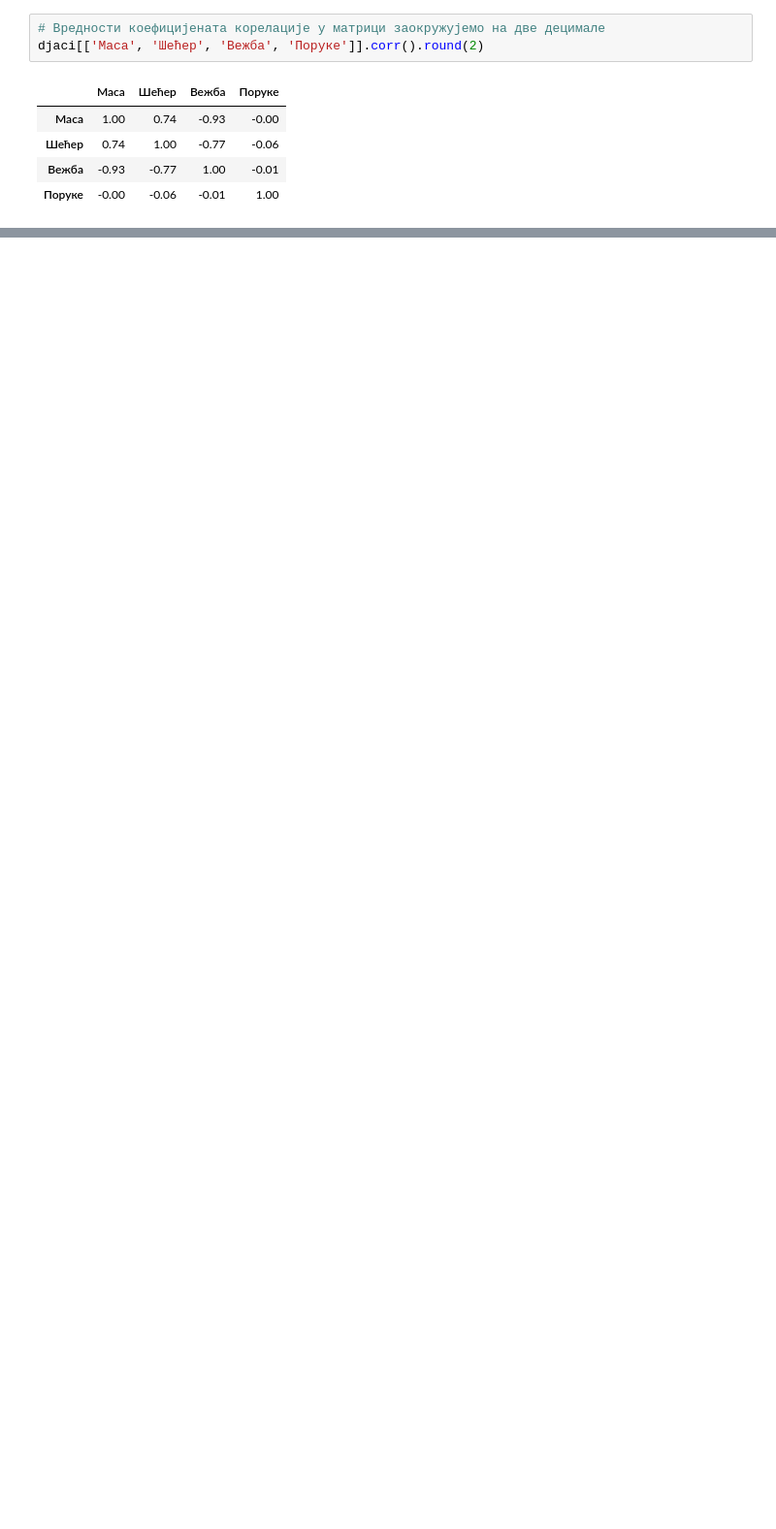
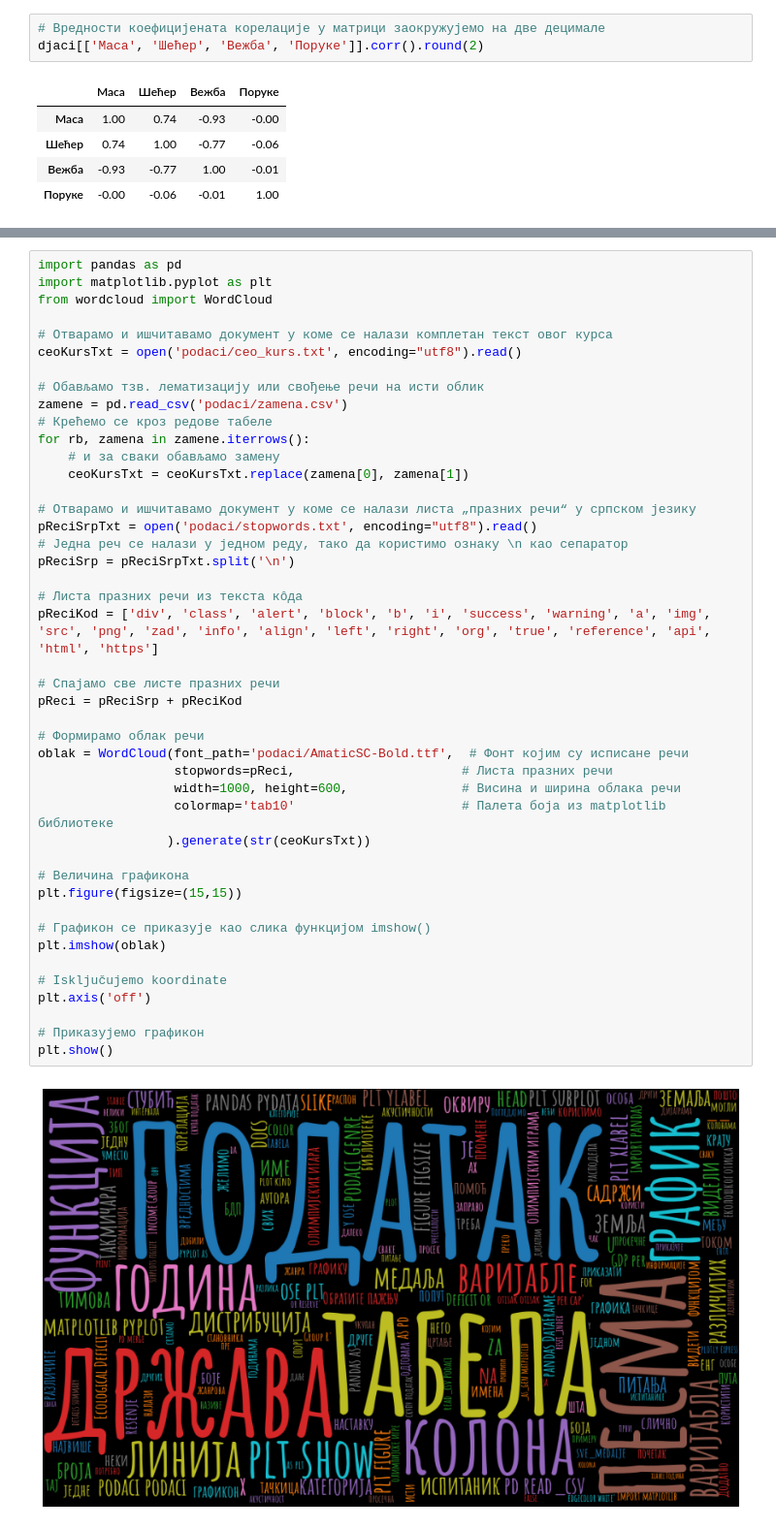
Before and after one commit to Petlja/Budi_Data_Driven_files, a Jupyter notebook: 05_Recnik/Recnik.ipynb, the cells around one changed output, grey strips where cells are left out. Shown at 97% size. Drawn from its saved outputs; the diff is of its cells as text; blank space fills up the shorter version.

```diff
--- a/05_Recnik/Recnik.ipynb
+++ b/05_Recnik/Recnik.ipynb
@@ -292,0 +297,46 @@ djaci[['Маса', 'Шећер', 'Вежба', 'Поруке']].corr().round(2)
+# %%
+import pandas as pd
+import matplotlib.pyplot as plt
+from wordcloud import WordCloud
+
+# Отварамо и ишчитавамо документ у коме се налази комплетан текст овог курса
+ceoKursTxt = open('podaci/ceo_kurs.txt', encoding="utf8").read()
+
+# Обављамо тзв. лематизацију или свођење речи на исти облик
+zamene = pd.read_csv('podaci/zamena.csv')
+# Крећемо се кроз редове табеле
+for rb, zamena in zamene.iterrows():
+    # и за сваки обављамо замену
+    ceoKursTxt = ceoKursTxt.replace(zamena[0], zamena[1])
+
+# Отварамо и ишчитавамо документ у коме се налази листа „празних речи“ у српском језику
+pReciSrpTxt = open('podaci/stopwords.txt', encoding="utf8").read()
+# Једна реч се налази у једном реду, тако да користимо ознаку \n као сепаратор
+pReciSrp = pReciSrpTxt.split('\n')
+
+# Листа празних речи из текста кôда
+pReciKod = ['div', 'class', 'alert', 'block', 'b', 'i', 'success', 'warning', 'a', 'img', 'src', 'png', 'zad', 'info', 'align', 'left', 'right', 'org', 'true', 'reference', 'api', 'html', 'https']
+
+# Спајамо све листе празних речи
+pReci = pReciSrp + pReciKod
+
+# Формирамо облак речи
+oblak = WordCloud(font_path='podaci/AmaticSC-Bold.ttf',  # Фонт којим су исписане речи
+                  stopwords=pReci,                      # Листа празних речи
+                  width=1000, height=600,               # Висина и ширина облака речи
+                  colormap='tab10'                      # Палета боја из matplotlib библиотеке
+                 ).generate(str(ceoKursTxt))
+
+# Величина графикона
+plt.figure(figsize=(15,15))
+
+# Графикон се приказује као слика функцијом imshow()
+plt.imshow(oblak)
+
+# Isključujemo koordinate
+plt.axis('off')
+
+# Приказујемо графикон
+plt.show()
+# %% [output]
+[figure, added]
```
Also changed, not shown: parts of 19 cells of this notebook, 6 other files.
